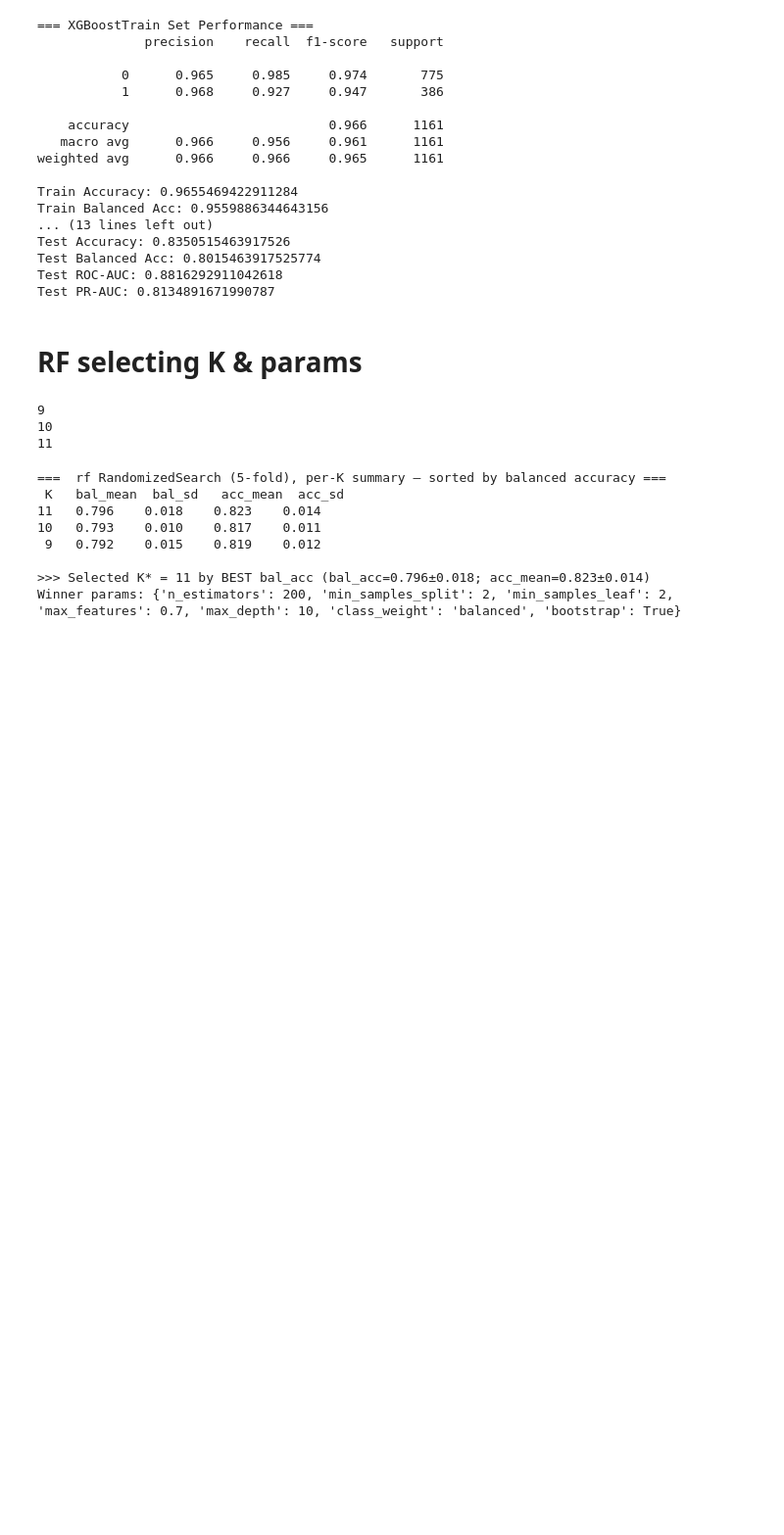
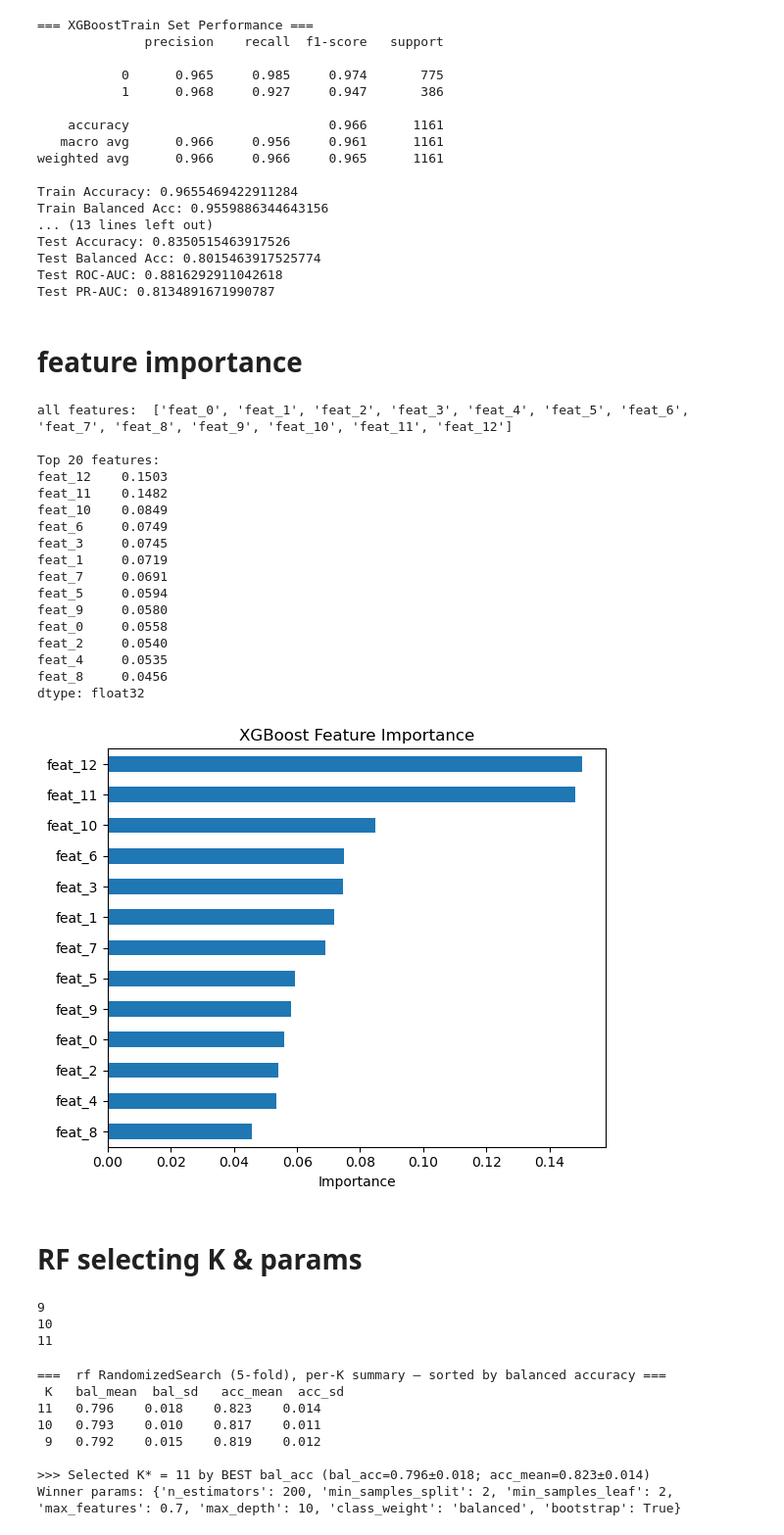
Before and after one commit to MMynampati/density_sensitivity, a Jupyter notebook: Descriptor1/descriptor1_model.ipynb, the cells around one changed output. Shown at 98% size. Cells and saved outputs as stored; diff of their text form; code cells hidden in the pictures; blank space fills up the shorter version.

```diff
--- a/Descriptor1/descriptor1_model.ipynb
+++ b/Descriptor1/descriptor1_model.ipynb
@@ -268,6 +302,42 @@ Test Accuracy: 0.8350515463917526
 Test Balanced Acc: 0.8015463917525774
 Test ROC-AUC: 0.8816292911042618
 Test PR-AUC: 0.8134891671990787
+# %% [markdown]
+# feature importance
+# %%
+feat_names = [f"feat_{i}" for i in range(X_trainval_k.shape[1])]
+print("all features: ", feat_names)
+
+imp = pd.Series(best_xgb.feature_importances_, index=feat_names).sort_values(ascending=False)
+
+print("\nTop 20 features:")
+print(imp.head(20).round(4))
+
+plt.figure(figsize=(6,5))
+imp.head(20).iloc[::-1].plot(kind="barh")
+plt.title("XGBoost Feature Importance")
+plt.xlabel("Importance")
+plt.tight_layout()
+plt.show()
+# %% [output]
+all features:  ['feat_0', 'feat_1', 'feat_2', 'feat_3', 'feat_4', 'feat_5', 'feat_6', 'feat_7', 'feat_8', 'feat_9', 'feat_10', 'feat_11', 'feat_12']
+
+Top 20 features:
+feat_12    0.1503
+feat_11    0.1482
+feat_10    0.0849
+feat_6     0.0749
+feat_3     0.0745
+feat_1     0.0719
+feat_7     0.0691
+feat_5     0.0594
+feat_9     0.0580
+feat_0     0.0558
+feat_2     0.0540
+feat_4     0.0535
+feat_8     0.0456
+dtype: float32
+[figure, added]
 # %% [markdown]
 # RF selecting K & params
 # %%
```
Also changed, not shown: parts of 3 cells of this notebook.
